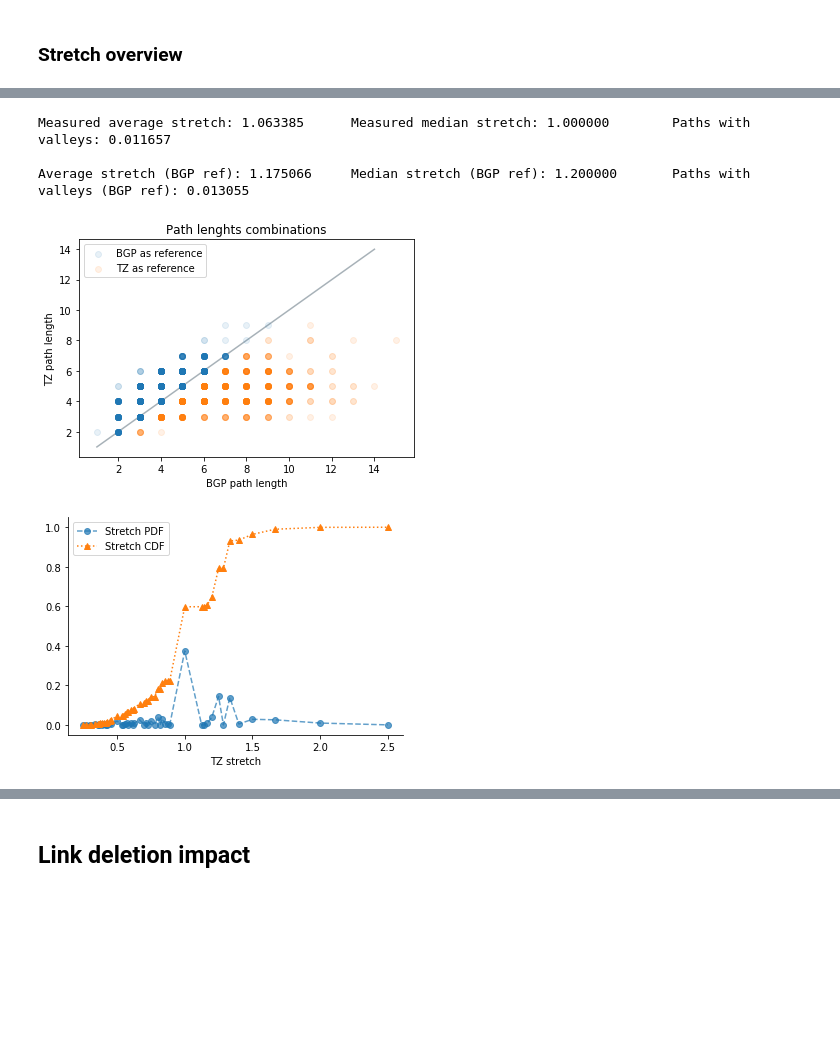
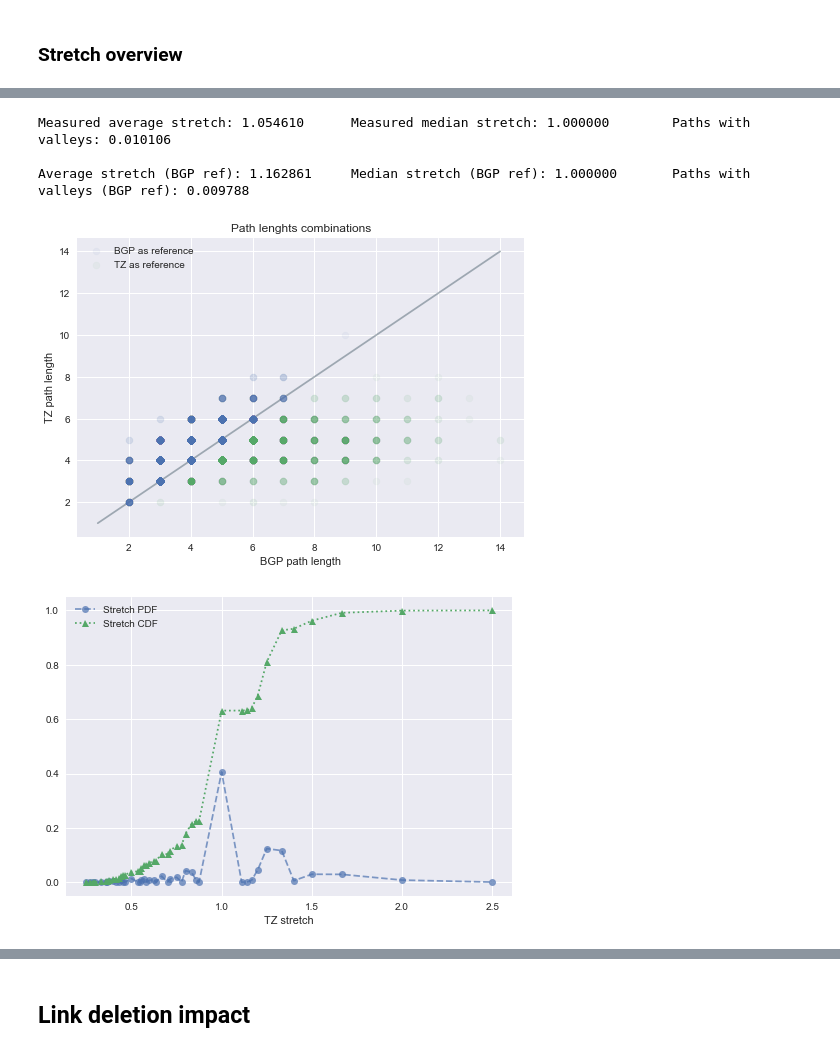
Before and after one commit to dedis/student_20_compactInternet, a Jupyter notebook: TZ_metrics.ipynb, the cells around one changed output, grey strips where cells are left out. Drawn from its saved outputs; the diff is of its cells as text; code cells hidden in the pictures; blank space fills up the shorter version.

```diff
--- a/TZ_metrics.ipynb
+++ b/TZ_metrics.ipynb
@@ -8,3 +15,9 @@ from tabulate import tabulate
+# %%
+mpl.style.use("seaborn")
+mpl.rc('xtick', labelsize=20)
+mpl.rc('ytick', labelsize=20)
+mpl.rc('axes', labelsize=20)
+mpl.rc('legend', fontsize=14)
 # %% [markdown]
  # TZ metrics
 # %% [markdown]
@@ -26,8 +39,8 @@ def crunch_stretch(filename):
     bgp_better = static_stretch[static_stretch[:,0] <= static_stretch[:,1], :]
 
     plt.plot([1, 14], [1, 14], alpha=.5, color="xkcd:slate", zorder=1)
-    plt.scatter(bgp_better[:,0], bgp_better[:,1], alpha=.1, label="BGP as reference", zorder=2)
-    plt.scatter(tz_better[:,0], tz_better[:,1], alpha=.1, label="TZ as reference", zorder=2)
+    plt.scatter(bgp_better[:,0], bgp_better[:,1], alpha=.05, label="BGP as reference", zorder=2)
+    plt.scatter(tz_better[:,0], tz_better[:,1], alpha=.05, label="TZ as reference", zorder=2)
     plt.xlabel("BGP path length")
     plt.ylabel("TZ path length")
     plt.title("Path lenghts combinations")
@@ -52,3 +65,5 @@ def crunch_stretch(filename):
     plt.plot(stretch_distr[:,0], np.cumsum(stretch_distr[:,1]), ':^', label="Stretch CDF")
     #plt.vlines(1.1, ymin=0, ymax=1, linestyles='dashed', colors=['green'])
     plt.legend()
+
+    return stretch_distr
@@ -78,8 +183,8 @@ Audited:        [ 1  0 -1]
 # %%
-crunch_stretch("./simulation/data/full-stretch-spo-GRP-4000.csv")
+crunch_stretch("./simulation/data/full-stretch-GRP-4000.csv");
 # %% [output]
-Measured average stretch: 1.063385      Measured median stretch: 1.000000        Paths with valleys: 0.011657
+Measured average stretch: 1.054610      Measured median stretch: 1.000000        Paths with valleys: 0.010106
 
-Average stretch (BGP ref): 1.175066     Median stretch (BGP ref): 1.200000       Paths with valleys (BGP ref): 0.013055
+Average stretch (BGP ref): 1.162861     Median stretch (BGP ref): 1.000000       Paths with valleys (BGP ref): 0.009788
-[figure, old version]
+[figure, new version]
-[figure, old version]
+[figure, new version]
```
Also changed, not shown: parts of 83 cells of this notebook.
